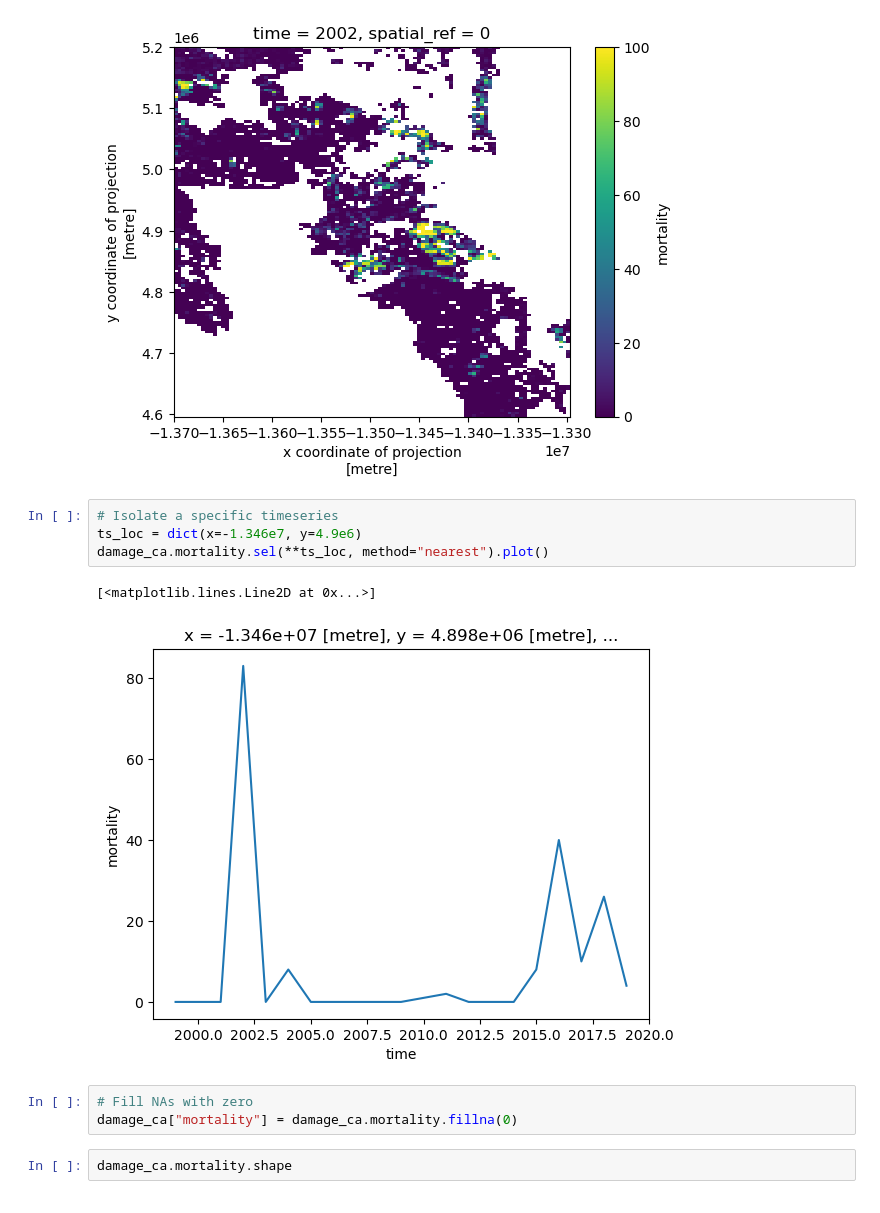
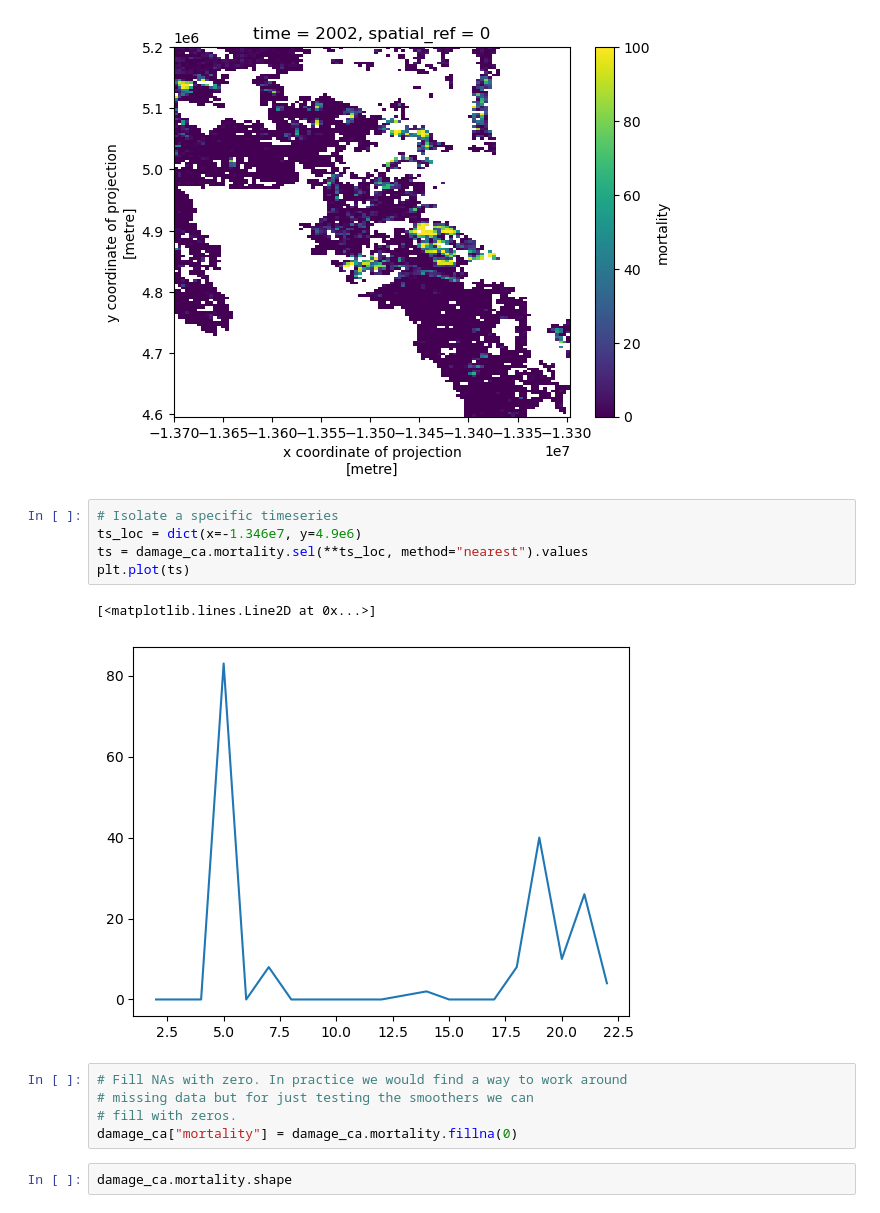
Before and after one commit to s-kganz/ForestLST, a Jupyter notebook: notebooks/smoothing.ipynb, the cells around one changed output. Saved outputs shown, nothing was run; the diff lists cells and outputs as text.

```diff
--- a/notebooks/smoothing.ipynb
+++ b/notebooks/smoothing.ipynb
@@ -58,12 +58,15 @@ damage_ca.mortality.isel(time=5).plot()
 # %%
 # Isolate a specific timeseries
 ts_loc = dict(x=-1.346e7, y=4.9e6)
-damage_ca.mortality.sel(**ts_loc, method="nearest").plot()
+ts = damage_ca.mortality.sel(**ts_loc, method="nearest").values
+plt.plot(ts)
 # %% [output]
 [<matplotlib.lines.Line2D at 0x...>]
-[figure, old version]
+[figure, new version]
 # %%
-# Fill NAs with zero
+# Fill NAs with zero. In practice we would find a way to work around
+# missing data but for just testing the smoothers we can
+# fill with zeros.
 damage_ca["mortality"] = damage_ca.mortality.fillna(0)
 # %%
 damage_ca.mortality.shape
```
Also changed, not shown: parts of 5 cells of this notebook.
